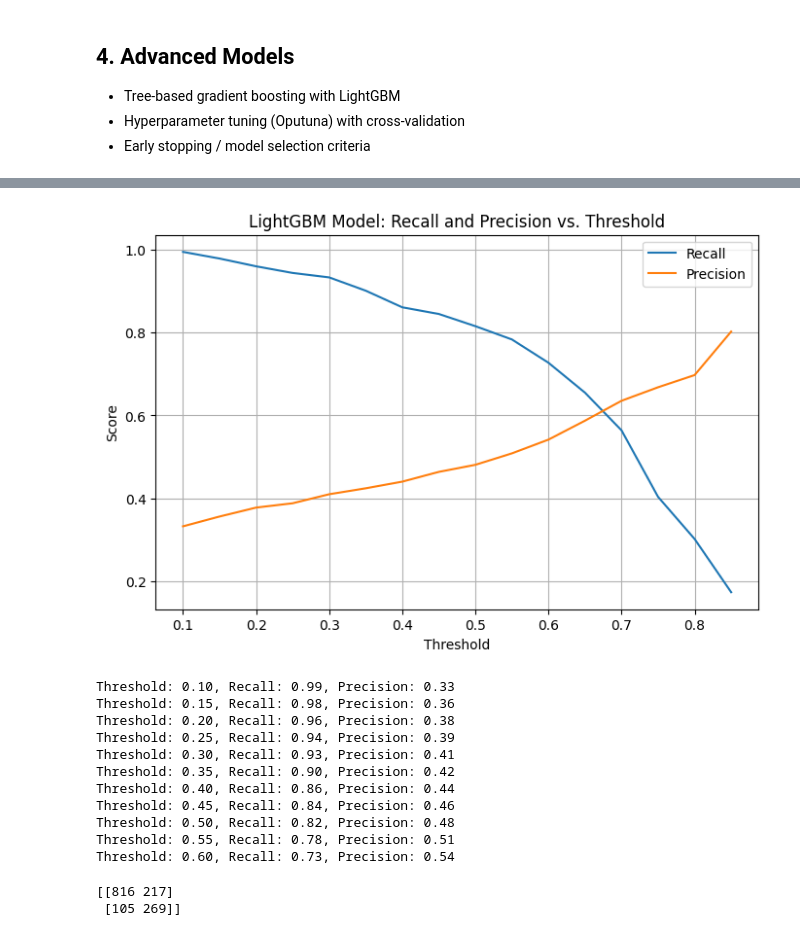
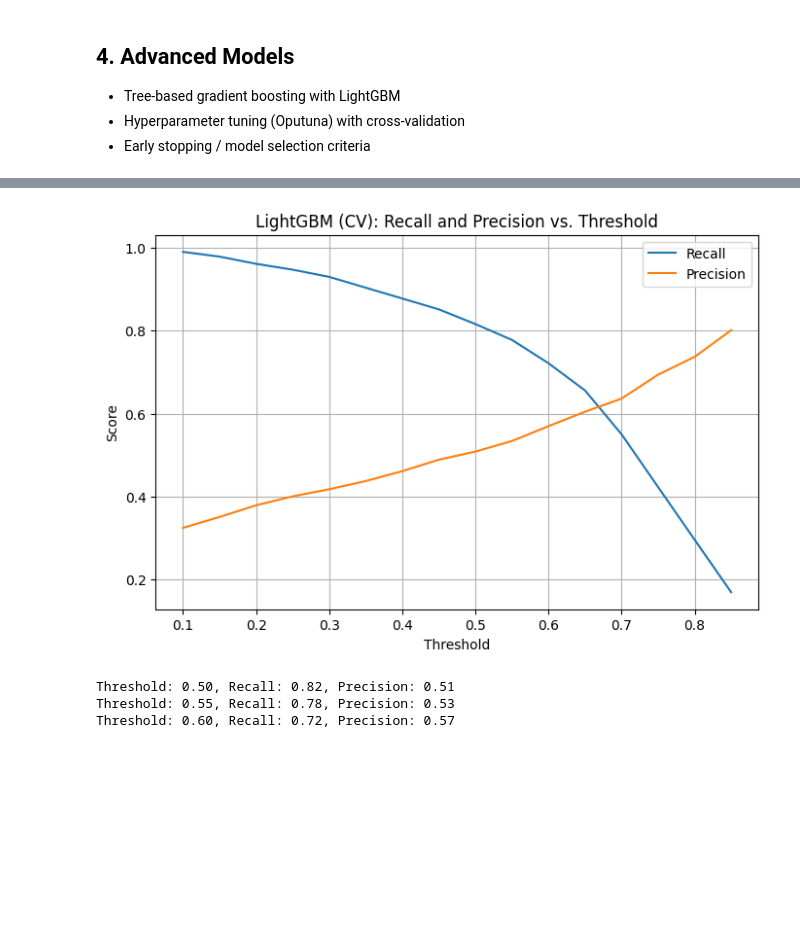
Before and after one commit to amschiltz/springboard_projects, a Jupyter notebook: Capstone_2/notebooks/04_telco_churn_modeling.ipynb, the cells around one changed output, grey strips where cells are left out. Drawn from its saved outputs; the diff is of its cells as text; code cells hidden in the pictures; blank space fills up the shorter version.

```diff
--- a/Capstone_2/notebooks/04_telco_churn_modeling.ipynb
+++ b/Capstone_2/notebooks/04_telco_churn_modeling.ipynb
@@ -270,7 +258,15 @@ Early stopping, best iteration is:
 Training until validation scores don't improve for 50 rounds
 ... (60 outputs left out)
 # %%
-# Get best parameters and best score
-print('Best AUC:', optuna_lgbm.best_score)
+# Get best parameters and best score for LightGBM
 print('Best params:', optuna_lgbm.best_params)
+
+# Cross-validated recall, precision, and ROC-AUC for LightGBM (using best Optuna params)
+best_lgbm = lgb.LGBMClassifier(**optuna_lgbm.best_params, random_state=SEED)
+cv_recall = cross_val_score(best_lgbm, X_train_final, y_train, cv=5, scoring='recall')
+cv_precision = cross_val_score(best_lgbm, X_train_final, y_train, cv=5, scoring='precision')
+cv_roc_auc = cross_val_score(best_lgbm, X_train_final, y_train, cv=5, scoring='roc_auc')
+print('Mean cross-validated recall:', cv_recall.mean())
+print('Mean cross-validated precision:', cv_precision.mean())
+print('Mean cross-validated ROC-AUC:', cv_roc_auc.mean())
 # %% [output]
@@ -279,4 +276,0 @@ Best params: {'objective': 'binary', 'metric': 'auc', 'verbosity': -1, 'boosting
-# %%
-# Train final LightGBM model with best parameters on full training set
-final_lgbm = lgb.LGBMClassifier(**optuna_lgbm.best_params, random_state=SEED)
-final_lgbm.fit(X_train_final, y_train)
@@ -382,67 +329,35 @@ Threshold: 0.60, Recall: 0.72, Precision: 0.55
 # %%
-# Test probability thresholds for LightGBM model
+# Test probability thresholds for LightGBM model using cross-validated predictions
 
-# Get predicted probabilities for positive class (predict_proba returns a 2D array: column 0 = probability of "no churn", column 1 = probability of "churn".)
-y_proba = final_lgbm.predict_proba(X_test_final)[:, 1]
+# Get out-of-fold predicted probabilities for the positive class
+cv_pred_proba_lgbm = cross_val_predict(best_lgbm, X_train_final, y_train, cv=5, method='predict_proba')[:, 1]
 
-# Create array of thresholds to test, i.e. 0.1 to 0.85 incremented by 0.05
 thresholds = np.arange(0.1, 0.9, 0.05)
 recalls = []
 precisions = []
 
 for thresh in thresholds:
-    # Assign label of 1 ("churn") if predicted probability is >= to the threshold, else 0 ("no churn")
-    y_pred = (y_proba >= thresh).astype(int)
-    # Calculate recall for this threshold
-    recalls.append(recall_score(y_test, y_pred))
-    # Calculate precision for this threshold
-    precisions.append(precision_score(y_test, y_pred))
+    y_pred = (cv_pred_proba_lgbm >= thresh).astype(int)
+    recalls.append(recall_score(y_train, y_pred))
+    precisions.append(precision_score(y_train, y_pred))
 
 # Plot recall and precision vs. threshold
-# Create figure
 plt.figure(figsize=(8,5))
-# Plot recall values against thresholds
 plt.plot(thresholds, recalls, label='Recall')
-# Plot precision values against thresholds
 plt.plot(thresholds, precisions, label='Precision')
 plt.xlabel('Threshold')
 plt.ylabel('Score')
-plt.title('LightGBM Model: Recall and Precision vs. Threshold')
+plt.title('LightGBM (CV): Recall and Precision vs. Threshold')
 plt.legend()
 plt.grid(True)
 plt.show()
 
-# Find threshold for recall ≥ 0.70
+# Print thresholds with recall ≥ 0.70 and prec >= 0.50
 for thresh, rec, prec in zip(thresholds, recalls, precisions):
-    if rec >= 0.70:
+    if rec >= 0.70 and prec >= 0.50:
         print(f"Threshold: {thresh:.2f}, Recall: {rec:.2f}, Precision: {prec:.2f}")
 # %% [output]
-[figure, old version]
+[figure, new version]
-Threshold: 0.10, Recall: 0.99, Precision: 0.33
-Threshold: 0.15, Recall: 0.98, Precision: 0.36
-Threshold: 0.20, Recall: 0.96, Precision: 0.38
-Threshold: 0.25, Recall: 0.94, Precision: 0.39
-Threshold: 0.30, Recall: 0.93, Precision: 0.41
-Threshold: 0.35, Recall: 0.90, Precision: 0.42
-Threshold: 0.40, Recall: 0.86, Precision: 0.44
-Threshold: 0.45, Recall: 0.84, Precision: 0.46
-Threshold: 0.50, Recall: 0.82, Precision: 0.48
-Threshold: 0.55, Recall: 0.78, Precision: 0.51
-Threshold: 0.60, Recall: 0.73, Precision: 0.54
+Threshold: 0.50, Recall: 0.82, Precision: 0.51
+Threshold: 0.55, Recall: 0.78, Precision: 0.53
+Threshold: 0.60, Recall: 0.72, Precision: 0.57
-# %%
-# Logistic regression model confusion matrix
-
-from sklearn.metrics import confusion_matrix
-
-# Get predicted probabilities for positive class
-y_proba_logreg = best_logreg.predict_proba(X_test_final)[:, 1]
-
-# Apply 0.6 threshold to get predicted labels
-y_pred_thresh = (y_proba_logreg >= 0.6).astype(int)
-
-# Compute confusion matrix
-cm = confusion_matrix(y_test, y_pred_thresh)
-print(cm)
-# %% [output]
-[[816 217]
- [105 269]]
```
Also changed, not shown: parts of 28 cells of this notebook.
